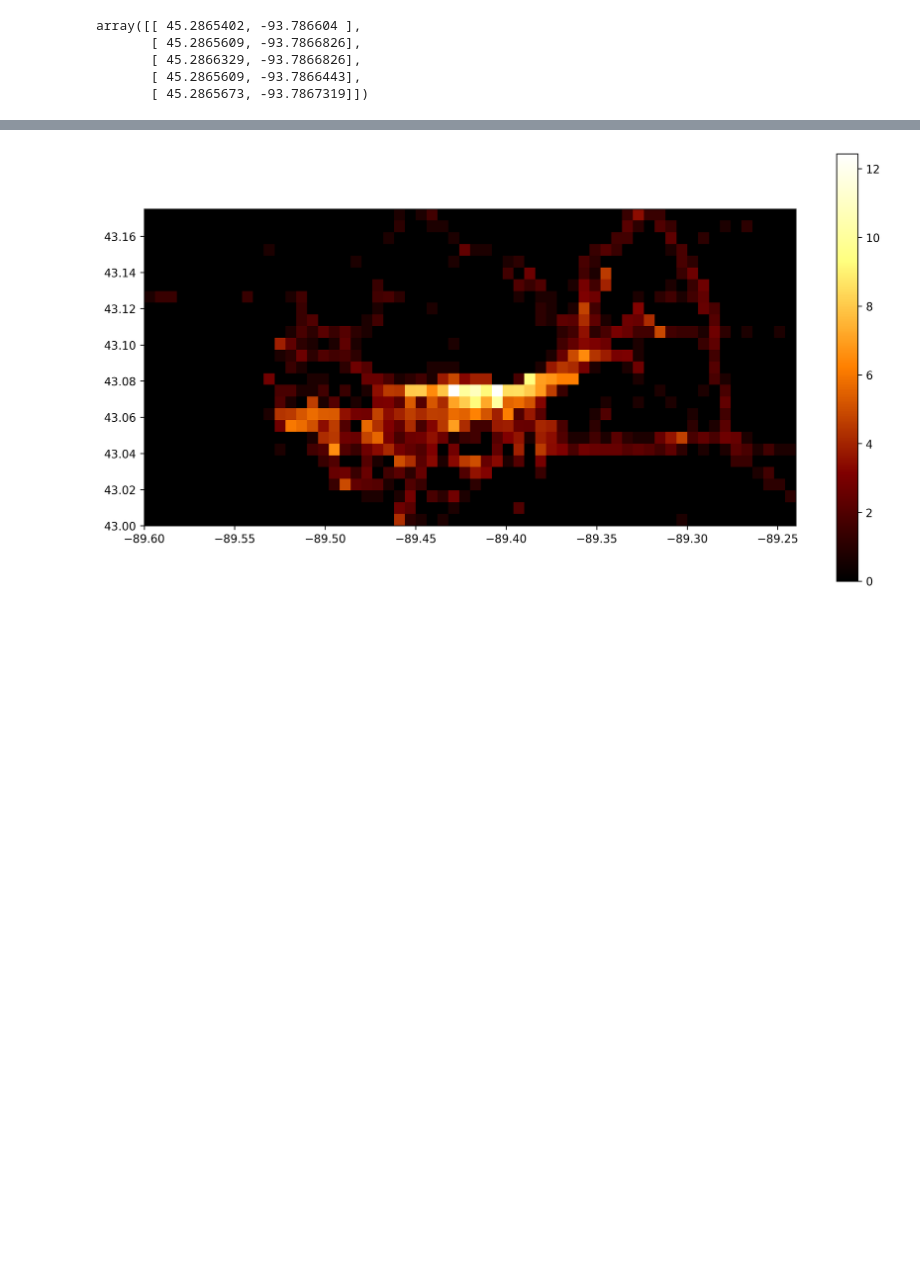
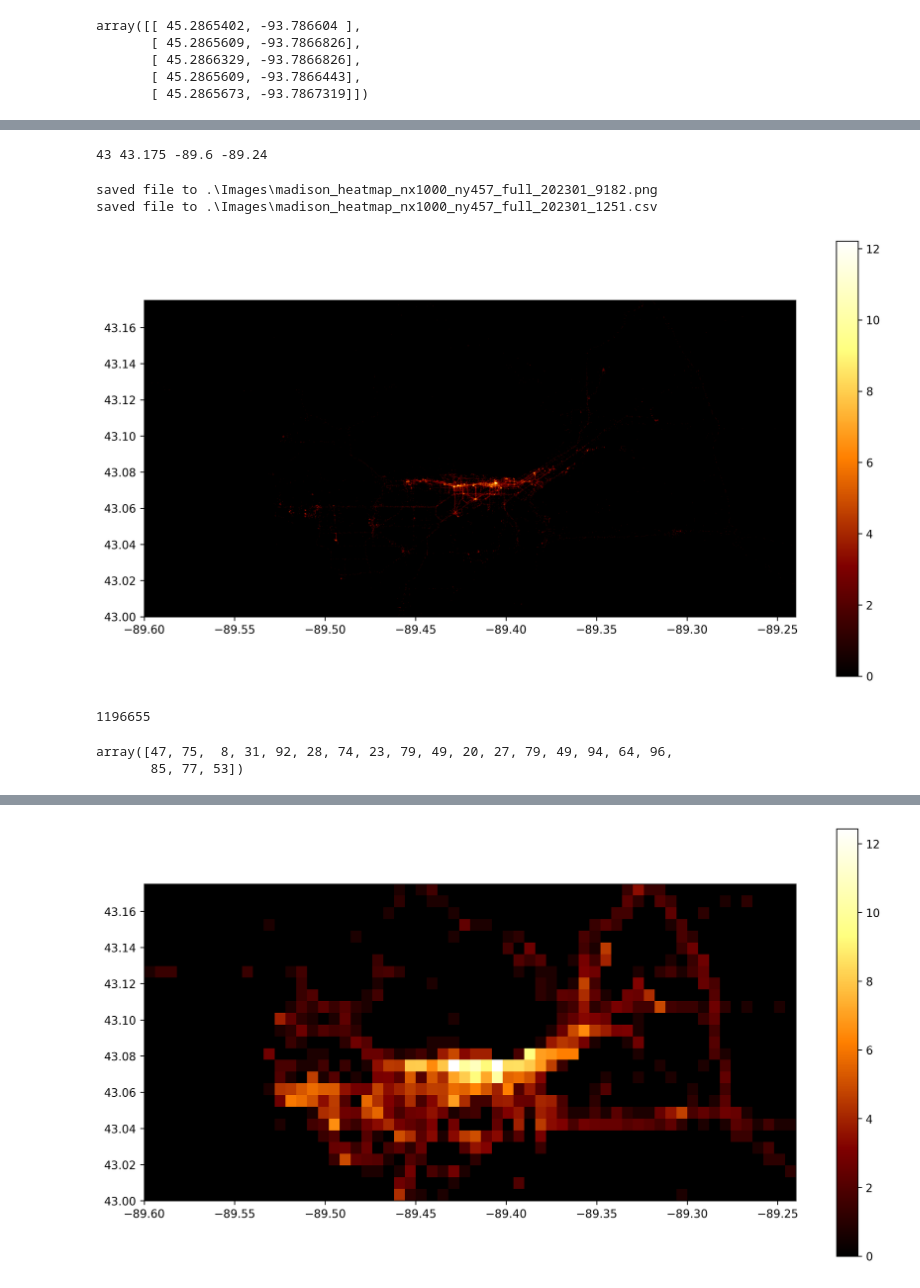
Before and after one commit to prhuft/data-sandbox, a Jupyter notebook: mylocations.ipynb, the cells around one changed output, grey strips where cells are left out. Saved outputs shown, nothing was run; the diff lists cells and outputs as text; code cells hidden in the pictures; blank space fills up the shorter version.

```diff
--- a/mylocations.ipynb
+++ b/mylocations.ipynb
@@ -167,6 +167,6 @@ plt.show()
 # %%
 ## 2d hist of location data
-nx=60 #1000
+nx=1000
 ny=int(nx*(16/35)+0.5) #27
 xmin = -89.6
 xmax = -89.24
@@ -175,3 +175,28 @@ ymax = 43.175
 counts,xlims,ylims=hist2d([lon,lat],nx,ny=ny,xlims=(xmin,xmax),ylims=(ymin,ymax))
 xmin,xmax = xlims
 ymin,ymax = ylims
+# %% [output]
+43 43.175 -89.6 -89.24
+# %%
+full=True #False # don't impose axes limits
+
+fig,ax = plt.subplots(dpi=300,figsize=(13,7))
+cmap = 'afmhot'
+# ax.scatter(lon,lat,s=0.1,marker='.',c='red')
+cax = ax.imshow(log(counts+1),extent=[xmin,xmax,ymin,ymax],cmap=cmap)#,interpolation='gaussian')
+# cax = ax.contour(log(flipud(counts)+1),extent=[xmin,xmax,ymin,ymax])
+if not full:
+    ax.set_xlim((-89.45,-89.35))
+    ax.set_ylim((43.04,43.10))
+fig.colorbar(cax)
+# ax.clabel(cax, inline=True, fontsize=10)
+# fig.dpi=300
+# plt.savefig(f'madison_heatmap_nx{nx}_ny{ny}_isfull{full}.png',bbox_inches='tight')
+# savetxt(f'madison_heatmap_nx{nx}_ny{ny}_m89pt6_m89pt24_43_43pt175.csv',counts)
+fullstr = 'full' if full else 'm89pt6_m89pt24_43_43pt175'
+# savefigure(f'madison_heatmap_nx{nx}_ny{ny}_{fullstr}_202301.png')
+# savecsv(f'madison_heatmap_nx{nx}_ny{ny}_{fullstr}_202301.csv',counts)
+# %% [output]
+saved file to .\Images\madison_heatmap_nx1000_ny457_full_202301_9182.png
+saved file to .\Images\madison_heatmap_nx1000_ny457_full_202301_1251.csv
+[figure, added]
@@ -177,0 +209,9 @@ ymin,ymax = ylims
+# %%
+len(lon)
+# %% [output]
+1196655
+# %%
+array(range(100))[[random.randint(100) for x in range(20)]]
+# %% [output]
+array([47, 75,  8, 31, 92, 28, 74, 23, 79, 49, 20, 27, 79, 49, 94, 64, 96,
+       85, 77, 53])
```
Also changed, not shown: parts of 23 cells of this notebook, 19 other files.
